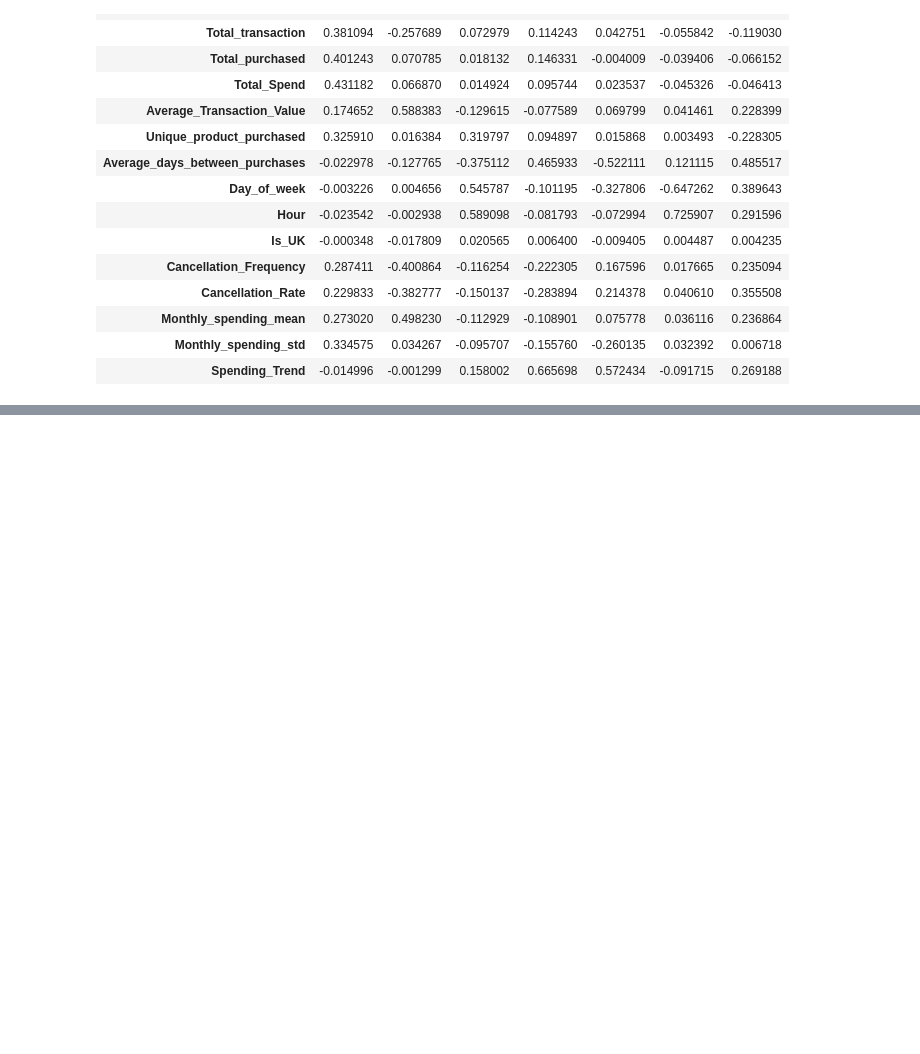
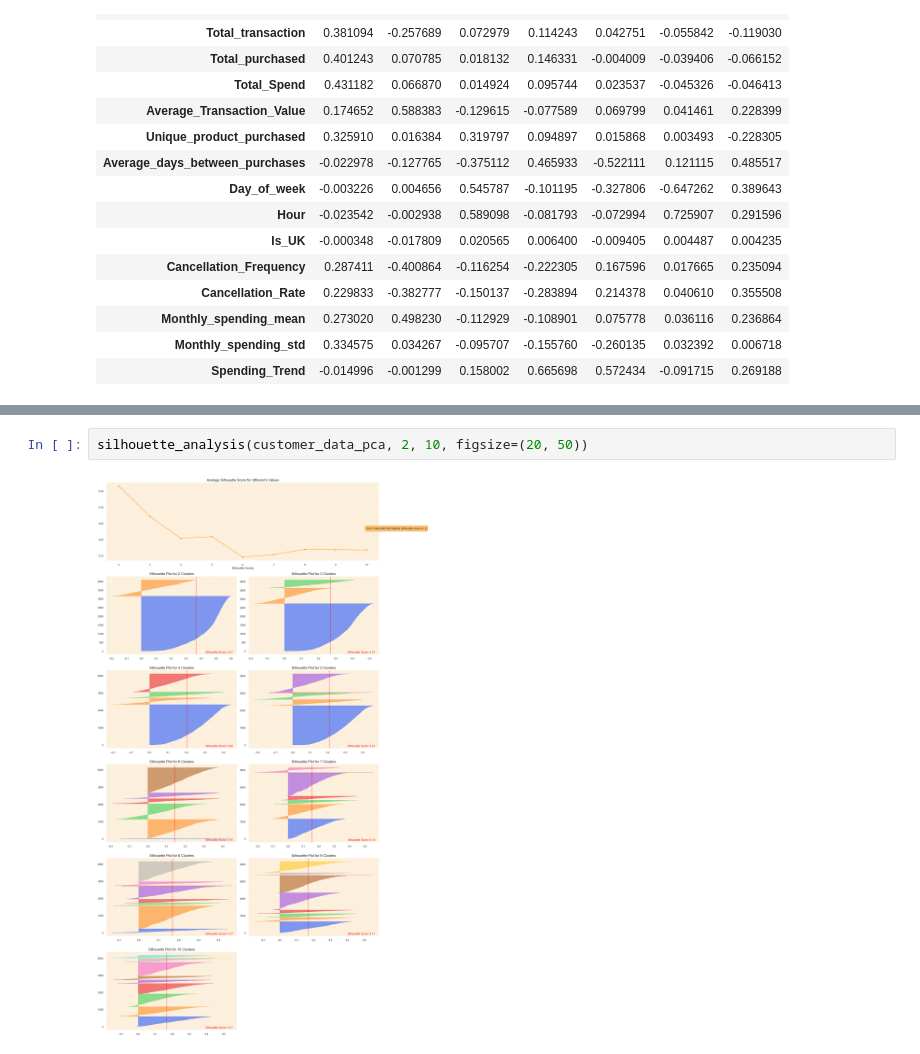
Before and after one commit to Suryasadasivam/Customer-Segmentation-, a Jupyter notebook: customer_segmentation.ipynb, the cells around one changed output, grey strips where cells are left out. Cells and saved outputs as stored; diff of their text form; blank space fills up the shorter version.

```diff
--- a/customer_segmentation.ipynb
+++ b/customer_segmentation.ipynb
@@ -1437,0 +1622,4 @@ Index(['Average_days_between_purchases', 'Day_of_week', 'Cancellation_Rate'], dt
+# %%
+silhouette_analysis(customer_data_pca, 2, 10, figsize=(20, 50))
+# %% [output]
+[figure, added]
```
Also changed, not shown: parts of 18 cells of this notebook.
